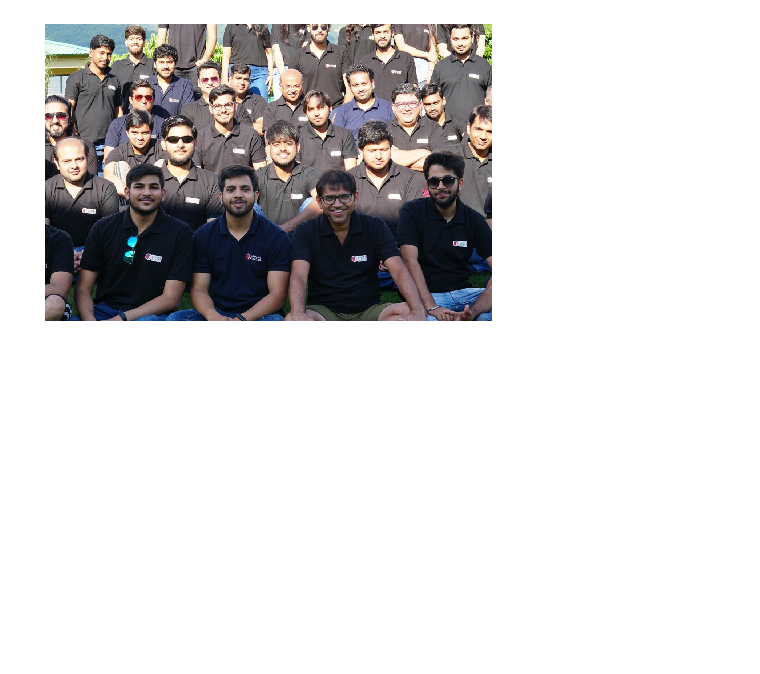
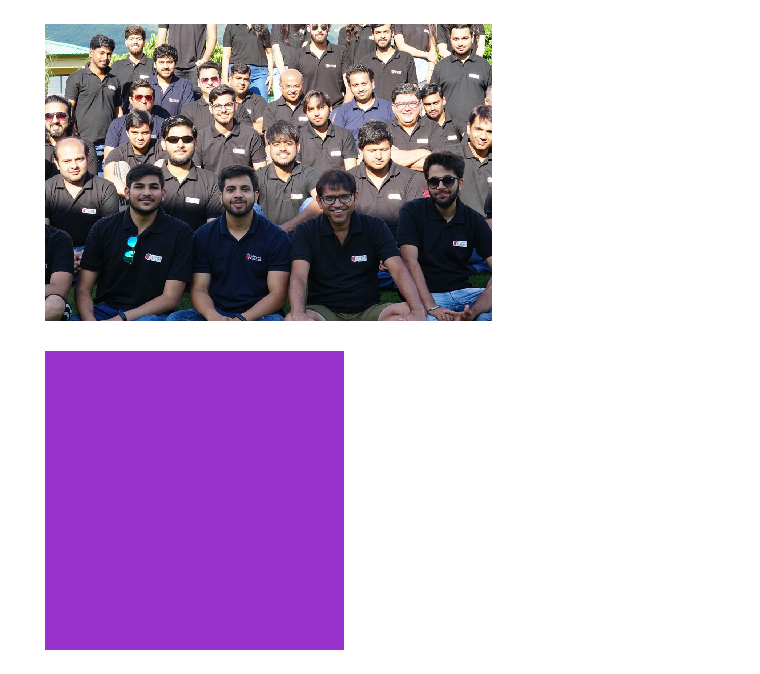
Before and after one commit to prateek27/vit-vellore-2020, a Jupyter notebook: Day-1/02 Python Libraries.ipynb, the cells around one changed output. Cells and saved outputs as stored; diff of their text form; code cells hidden in the pictures; blank space fills up the shorter version.

```diff
--- a/Day-1/02 Python Libraries.ipynb
+++ b/Day-1/02 Python Libraries.ipynb
@@ -178,0 +177,12 @@ plt.show()
+# %%
+# Task
+red = np.zeros((100,100,3),dtype='uint8')
+red[ : , : , 0] =153
+red[ : , : , 1] =50
+red[ : , : , 2] =204
+
+plt.imshow(red)
+plt.axis("off")
+plt.show()
+# %% [output]
+[figure, added]
```
Also changed, not shown: parts of 3 cells of this notebook.
